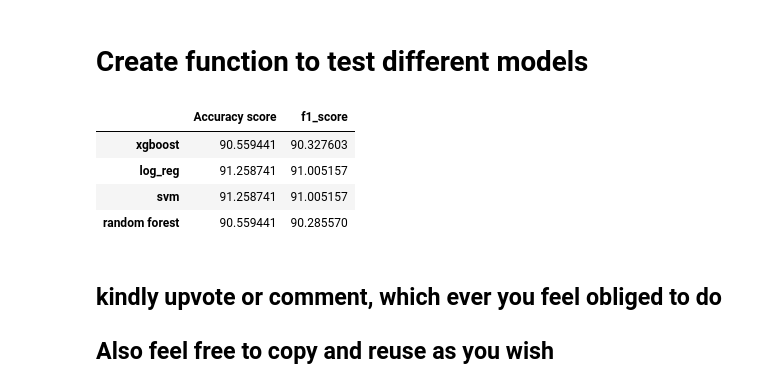
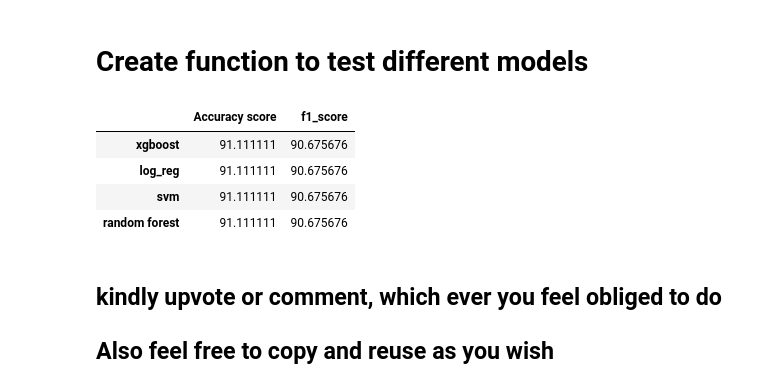
Before and after one commit to josephdickson11/campaign-finance-election-relationship, a Jupyter notebook: campaign-election-notebook.ipynb, the cells around one changed output. Saved outputs shown, nothing was run; the diff lists cells and outputs as text; code cells hidden in the pictures.

Commit message:
update model

```diff
--- a/campaign-election-notebook.ipynb
+++ b/campaign-election-notebook.ipynb
@@ -804,3 +802,9 @@ Classification_data = Classification_data[Classification_data.can_par_aff != 'PP
+# %%
+Classification_data = Classification_data[Classification_data.can_par_aff != 'PPT']
+Classification_data = Classification_data[Classification_data.can_par_aff != 'UNK']
+Classification_data = Classification_data[Classification_data.can_par_aff != 'UN']
+Classification_data = Classification_data[Classification_data.can_par_aff != 'NPA']
+Classification_data = Classification_data[Classification_data.can_off_sta != 'HI']
 # %%
 #make respective dataframes
 H_model_data_cla = Classification_data.loc[Classification_data['can_off'] == 'H']
@@ -811,8 +815,14 @@ S_model_data_cla = Classification_data.loc[Classification_data['can_off'] == 'S'
 # %%
 from sklearn.model_selection import train_test_split
 
-X = H_model_data_cla.iloc[:,:-1]
-y = H_model_data_cla.iloc[:,-1]
+X_H = H_model_data_cla.iloc[:,:-1]
+y_H = H_model_data_cla.iloc[:,-1]
+
+X_S = S_model_data_cla.iloc[:, :-1]
+y_S = S_model_data_cla.iloc[:, -1]
+
+X_P = P_model_data_cla.iloc[:, :-1]
+y_P = P_model_data_cla.iloc[:, -1]
 # %%
 # determine categorical and numerical features
 
@@ -844,10 +854,14 @@ net_ope_exp            0
 can_par_aff            0
 campaign_duration      0
 dtype: int64
-# %%
-#divide data into train and test split
-
-X_train, X_val, y_train, y_val = train_test_split(X, y, test_size = 0.2, random_state=0)
+# %%
+#divide data into train and test split
+
+X_train_H, X_val_H, y_train_H, y_val_H = train_test_split(X_H, y_H, test_size = 0.2, random_state=0)
+
+X_train_S, X_val_S, y_train_S, y_val_S = train_test_split(X_S, y_S, test_size = 0.2, random_state=0)
+
+X_train_P, X_val_P, y_train_P, y_val_P = train_test_split(X_P, y_P, test_size = 0.2, random_state=0)
 # %%
 pipeline.fit(X_train, y_train)
 # %% [output]
@@ -904,15 +918,15 @@ def test_model_(models_dict, X_train, y_train, X_val, y_val):
 # %%
 #create a dictionary of classification models
 candidate_models = {'xgboost':XGBClassifier(), 'log_reg': LogisticRegression(), 'svm':SVC(), 'random forest': RandomForestClassifier() }
 
-#cal test_model_function
-test_model_(candidate_models, X_train, y_train, X_val, y_val)
+#cal test_model_function FOR SENATORIAL DATA
+test_model_(candidate_models, X_train_S, y_train_S, X_val_S, y_val_S)
 # %% [output]
 |  | Accuracy score | f1_score |
-| xgboost | 90.559441 | 90.327603 |
-| log_reg | 91.258741 | 91.005157 |
-| svm | 91.258741 | 91.005157 |
-| random forest | 90.559441 | 90.285570 |
+| xgboost | 91.111111 | 90.675676 |
+| log_reg | 91.111111 | 90.675676 |
+| svm | 91.111111 | 90.675676 |
+| random forest | 91.111111 | 90.675676 |
 # %% [markdown]
 ## kindly upvote or comment, which ever you feel obliged to do
 ## Also feel free to copy and reuse as you wish
```
Also changed, not shown: parts of 3 cells of this notebook, 1 other file.
